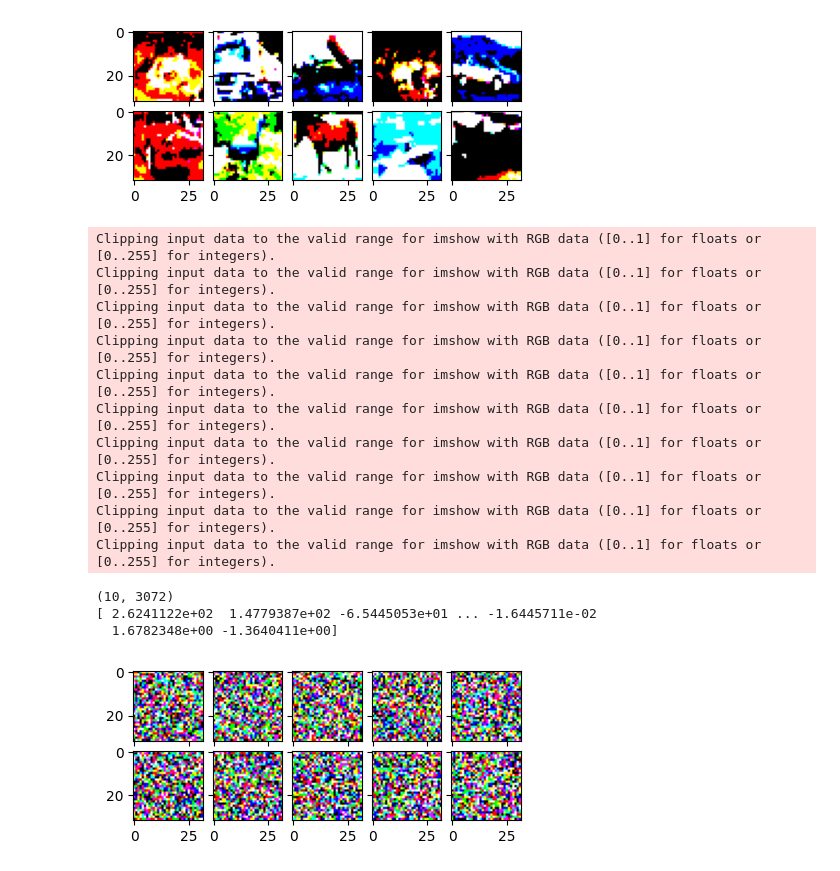
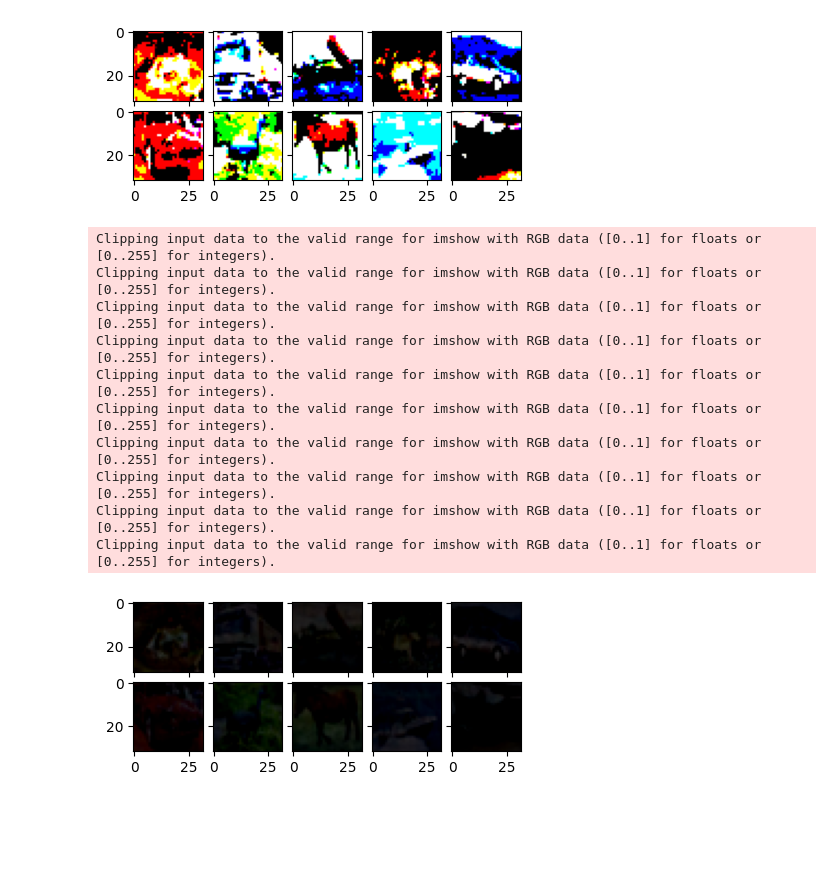
Before and after one commit to atalw/fromthetensor, a Jupyter notebook: maths/data.ipynb, the cells around one changed output. Cells and saved outputs as stored; diff of their text form; code cells hidden in the pictures; blank space fills up the shorter version.

```diff
--- a/maths/data.ipynb
+++ b/maths/data.ipynb
@@ -30,9 +30,9 @@ def pca(x: Tensor):
   x = x - x.mean(axis=0) # zero center the data
   cov = Tensor.dot(x.T, x) / x.shape[0] # get the data covariance matrix
   u, _, _ = np.linalg.svd(cov.numpy())
-  xrot_reduced = Tensor.dot(x, Tensor(u[:,:100]))
+  xrot_reduced = Tensor.dot(x, Tensor(u[:,:144]))
   # rotate back to pixels to visualize
-  xrot_reduced_pix = xrot_reduced.dot(Tensor(u.T[:100,:]))
+  xrot_reduced_pix = xrot_reduced.dot(Tensor(u.T[:144,:]))
   return xrot_reduced_pix
 
 def whiten(x):
@@ -42,7 +42,7 @@ def whiten(x):
   xrot = x.dot(Tensor(u)) # decorrelate the data
   # divide by the eigenvalues (which are square roots of the singular values)
   xwhite = xrot / Tensor(np.sqrt(s + 1e-5))
-  xwhite_pix = xwhite.dot(Tensor(u.T[:100,:]))
+  xwhite_pix = xwhite.dot(Tensor(u.T))
   return xwhite_pix
 # %%
 reduced = pca(x[:10])
@@ -61,22 +61,16 @@ Clipping input data to the valid range for imshow with RGB data ([0..1] for floa
 [figure]
 # %%
 whitened = whiten(x[:10])
+plot_images(whitened)
+# %% [output]
+Clipping input data to the valid range for imshow with RGB data ([0..1] for floats or [0..255] for integers).
+Clipping input data to the valid range for imshow with RGB data ([0..1] for floats or [0..255] for integers).
+Clipping input data to the valid range for imshow with RGB data ([0..1] for floats or [0..255] for integers).
+Clipping input data to the valid range for imshow with RGB data ([0..1] for floats or [0..255] for integers).
+Clipping input data to the valid range for imshow with RGB data ([0..1] for floats or [0..255] for integers).
+Clipping input data to the valid range for imshow with RGB data ([0..1] for floats or [0..255] for integers).
+Clipping input data to the valid range for imshow with RGB data ([0..1] for floats or [0..255] for integers).
+Clipping input data to the valid range for imshow with RGB data ([0..1] for floats or [0..255] for integers).
+Clipping input data to the valid range for imshow with RGB data ([0..1] for floats or [0..255] for integers).
+Clipping input data to the valid range for imshow with RGB data ([0..1] for floats or [0..255] for integers).
+[figure, added]
-# %%
-print(whitened.shape)
-print(whitened.numpy()[0])
-plot_images(whitened*255)
-# %% [output]
-Clipping input data to the valid range for imshow with RGB data ([0..1] for floats or [0..255] for integers).
-Clipping input data to the valid range for imshow with RGB data ([0..1] for floats or [0..255] for integers).
-Clipping input data to the valid range for imshow with RGB data ([0..1] for floats or [0..255] for integers).
-Clipping input data to the valid range for imshow with RGB data ([0..1] for floats or [0..255] for integers).
-Clipping input data to the valid range for imshow with RGB data ([0..1] for floats or [0..255] for integers).
-Clipping input data to the valid range for imshow with RGB data ([0..1] for floats or [0..255] for integers).
-Clipping input data to the valid range for imshow with RGB data ([0..1] for floats or [0..255] for integers).
-Clipping input data to the valid range for imshow with RGB data ([0..1] for floats or [0..255] for integers).
-Clipping input data to the valid range for imshow with RGB data ([0..1] for floats or [0..255] for integers).
-Clipping input data to the valid range for imshow with RGB data ([0..1] for floats or [0..255] for integers).
-(10, 3072)
-[ 2.6241122e+02  1.4779387e+02 -6.5445053e+01 ... -1.6445711e-02
-  1.6782348e+00 -1.3640411e+00]
-[figure, removed]
```
Also changed, not shown: 2 other files.
